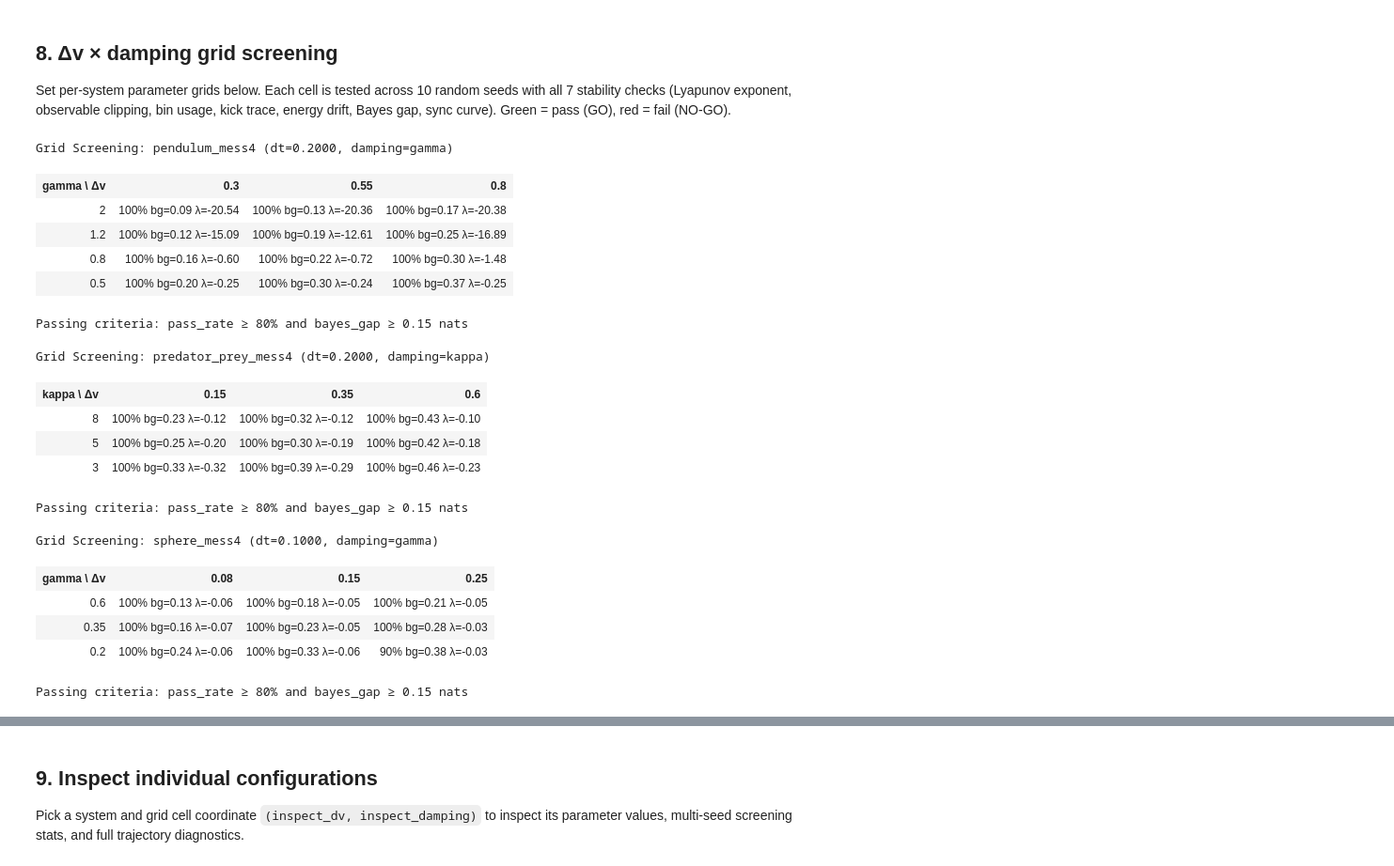
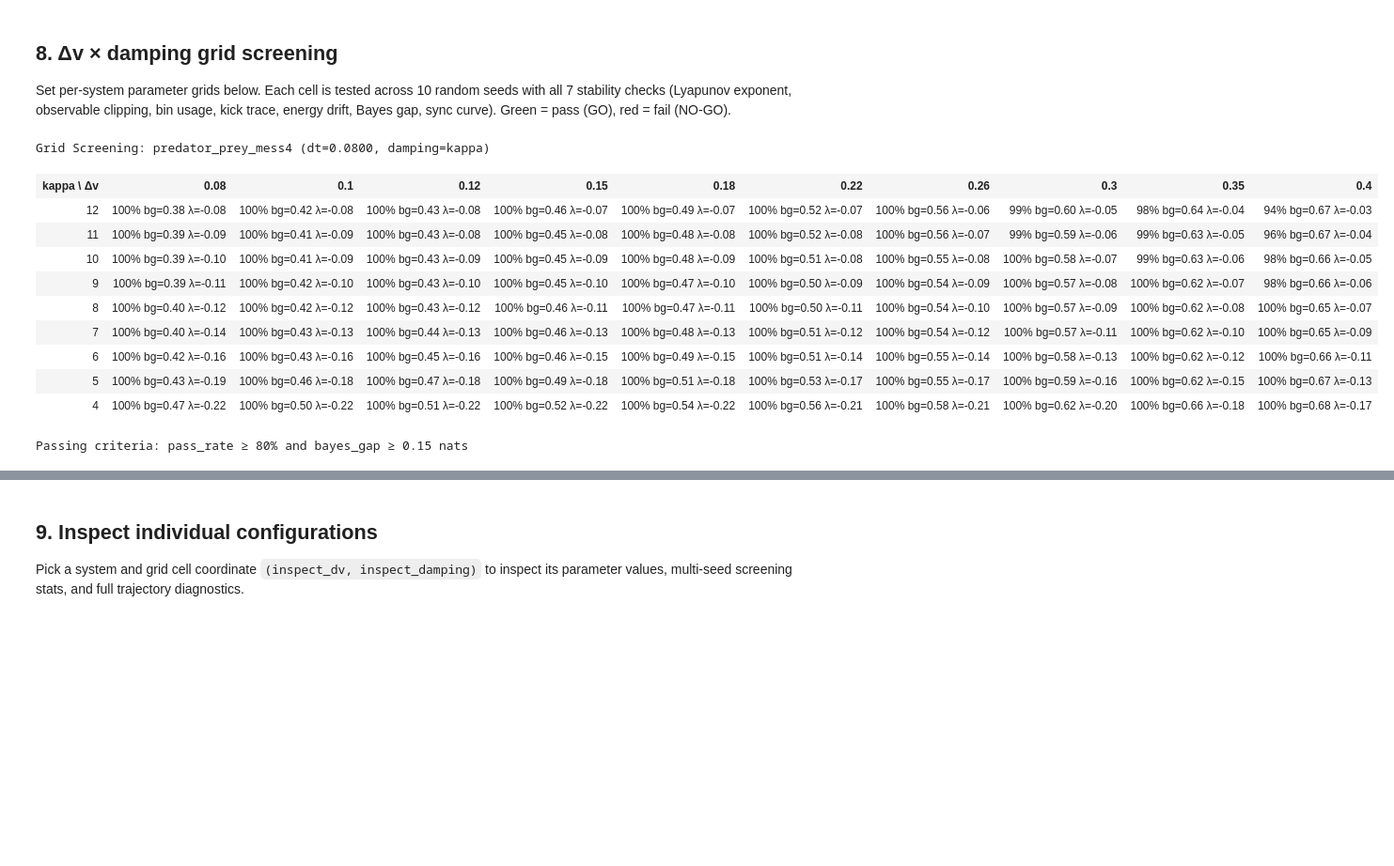
Before and after one commit to ManjotSingh08x/Belief-in-physics, a Jupyter notebook: notebooks/explorer.ipynb, the cells around one changed output, grey strips where cells are left out. Shown at 94% size. Saved outputs shown, nothing was run; the diff lists cells and outputs as text; code cells hidden in the pictures; blank space fills up the shorter version.

```diff
--- a/notebooks/explorer.ipynb
+++ b/notebooks/explorer.ipynb
@@ -67,11 +76,11 @@ which of the vocabulary this sequence actually uses &middot; `belief` the exact
 predictive belief, identical across all four systems by construction &middot;
 `return_map` `obs[n+1]` against `obs[n]`, a thin curve when deterministic.
 # %%
-w = explorer("pendulum_mess4")
+w = explorer("predator_prey_mess4")
 display(w)
 
 # High-resolution static figure for non-interactive / cached notebook preview:
-tr = V.trace(make_process("sphere_mess4", m=40), seed=0)
-fig = V.plot(tr, panels=("observable", "tokens", "energy", "phase"), title="sphere_mess4 (Cartesian 2D Grid & Orbit)")
+tr = V.trace(make_process("predator_prey_mess4", m=40), seed=0)
+fig = V.plot(tr, panels=("observable", "tokens", "energy", "phase"), title="predator_prey_mess4")
 plt.show()
 # %% [output]
@@ -193,7 +202,7 @@ This is the panel that says whether the four actions are *distinguishable*. Belo
 the 4 counterfactual letter branches for `sphere_mess4` on the 2D Cartesian $(x, y)$ grid plane,
 confirming non-collapsing bifurcation and bounded pairwise separation in token units.
 # %%
-SYSTEM = "sphere_mess4"
+SYSTEM = "predator_prey_mess4"
 TICK = 4
 
 proc = make_process(SYSTEM, m=30)
@@ -330,19 +339,19 @@ kick trace, energy drift, Bayes gap, sync curve). Green = pass (GO), red = fail
 # %%
 # 2D Grid definitions per system
 GRIDS = {
-    "pendulum_mess4": {
-        "delta_v_values": [0.3, 0.55, 0.8],
-        "damping_values": [0.5, 0.8, 1.2, 2.0],  # gamma
+    # "pendulum_mess4": {
+    #     "delta_v_values": [0.3, 0.55, 0.8],
+    #     "damping_values": [0.5, 0.8, 1.2, 2.0],  # gamma
+    # },
+    "predator_prey_mess4": {
+        "delta_v_values": [0.08, 0.10, 0.12, 0.15, 0.18, 0.22, 0.26, 0.30, 0.35, 0.40],
+        "damping_values": [4.0, 5.0, 6.0, 7.0, 8.0, 9.0, 10.0, 11.0, 12.0],  # kappa (higher = weaker damping)
     },
-    "predator_prey_mess4": {
-        "delta_v_values": [0.15, 0.35, 0.6],
-        "damping_values": [3.0, 5.0, 8.0],  # kappa (higher = weaker damping)
-    },
-    "sphere_mess4": {
-        "delta_v_values": [0.08, 0.15, 0.25],
-        "damping_values": [0.2, 0.35, 0.6],  # gamma
-        "obs_bins": (30, 30),
-    },
+    # "sphere_mess4": {
+    #     "delta_v_values": [0.08, 0.15, 0.25],
+    #     "damping_values": [0.2, 0.35, 0.6],  # gamma
+    #     "obs_bins": (30, 30),
+    # },
     # "double_pendulum_mess4": {
     #     "delta_v_values": [0.5, 1.2, 2.0],
     #     "damping_values": [1.5, 2.5, 4.0],  # gamma1 = gamma2
@@ -351,30 +360,23 @@ GRIDS = {
 # %%
 from physics.controls import grid_screen, display_grid
 
 grid_results = {}
 for system_name, grid_spec in GRIDS.items():
     sys_key = system_name.replace("_mess4", "")
     dt = dt_results[sys_key]["dt"]
-    result = grid_screen(system_name, dt=dt, n_seeds=10, **grid_spec)
+    result = grid_screen(system_name, dt=0.08, n_seeds=200, **grid_spec)
     grid_results[system_name] = result
     display_grid(result)
 # %% [output]
-Grid Screening: pendulum_mess4 (dt=0.2000, damping=gamma)
+Grid Screening: predator_prey_mess4 (dt=0.0800, damping=kappa)
-| gamma \ Δv | 0.3 | 0.55 | 0.8 |
-| 2 | 100% bg=0.09 λ=-20.54 | 100% bg=0.13 λ=-20.36 | 100% bg=0.17 λ=-20.38 |
-| 1.2 | 100% bg=0.12 λ=-15.09 | 100% bg=0.19 λ=-12.61 | 100% bg=0.25 λ=-16.89 |
-| 0.8 | 100% bg=0.16 λ=-0.60 | 100% bg=0.22 λ=-0.72 | 100% bg=0.30 λ=-1.48 |
-| 0.5 | 100% bg=0.20 λ=-0.25 | 100% bg=0.30 λ=-0.24 | 100% bg=0.37 λ=-0.25 |
+| kappa \ Δv | 0.08 | 0.1 | 0.12 | 0.15 | 0.18 | 0.22 | 0.26 | 0.3 | 0.35 | 0.4 |
+| 12 | 100% bg=0.38 λ=-0.08 | 100% bg=0.42 λ=-0.08 | 100% bg=0.43 λ=-0.08 | 100% bg=0.46 λ=-0.07 | 100% bg=0.49 λ=-0.07 | 100% bg=0.52 λ=-0.07 | 100% bg=0.56 λ=-0.06 | 99% bg=0.60 λ=-0.05 | 98% bg=0.64 λ=-0.04 | 94% bg=0.67 λ=-0.03 |
+| 11 | 100% bg=0.39 λ=-0.09 | 100% bg=0.41 λ=-0.09 | 100% bg=0.43 λ=-0.08 | 100% bg=0.45 λ=-0.08 | 100% bg=0.48 λ=-0.08 | 100% bg=0.52 λ=-0.08 | 100% bg=0.56 λ=-0.07 | 99% bg=0.59 λ=-0.06 | 99% bg=0.63 λ=-0.05 | 96% bg=0.67 λ=-0.04 |
+| 10 | 100% bg=0.39 λ=-0.10 | 100% bg=0.41 λ=-0.09 | 100% bg=0.43 λ=-0.09 | 100% bg=0.45 λ=-0.09 | 100% bg=0.48 λ=-0.09 | 100% bg=0.51 λ=-0.08 | 100% bg=0.55 λ=-0.08 | 100% bg=0.58 λ=-0.07 | 99% bg=0.63 λ=-0.06 | 98% bg=0.66 λ=-0.05 |
+| 9 | 100% bg=0.39 λ=-0.11 | 100% bg=0.42 λ=-0.10 | 100% bg=0.43 λ=-0.10 | 100% bg=0.45 λ=-0.10 | 100% bg=0.47 λ=-0.10 | 100% bg=0.50 λ=-0.09 | 100% bg=0.54 λ=-0.09 | 100% bg=0.57 λ=-0.08 | 100% bg=0.62 λ=-0.07 | 98% bg=0.66 λ=-0.06 |
+| 8 | 100% bg=0.40 λ=-0.12 | 100% bg=0.42 λ=-0.12 | 100% bg=0.43 λ=-0.12 | 100% bg=0.46 λ=-0.11 | 100% bg=0.47 λ=-0.11 | 100% bg=0.50 λ=-0.11 | 100% bg=0.54 λ=-0.10 | 100% bg=0.57 λ=-0.09 | 100% bg=0.62 λ=-0.08 | 100% bg=0.65 λ=-0.07 |
+| 7 | 100% bg=0.40 λ=-0.14 | 100% bg=0.43 λ=-0.13 | 100% bg=0.44 λ=-0.13 | 100% bg=0.46 λ=-0.13 | 100% bg=0.48 λ=-0.13 | 100% bg=0.51 λ=-0.12 | 100% bg=0.54 λ=-0.12 | 100% bg=0.57 λ=-0.11 | 100% bg=0.62 λ=-0.10 | 100% bg=0.65 λ=-0.09 |
+| 6 | 100% bg=0.42 λ=-0.16 | 100% bg=0.43 λ=-0.16 | 100% bg=0.45 λ=-0.16 | 100% bg=0.46 λ=-0.15 | 100% bg=0.49 λ=-0.15 | 100% bg=0.51 λ=-0.14 | 100% bg=0.55 λ=-0.14 | 100% bg=0.58 λ=-0.13 | 100% bg=0.62 λ=-0.12 | 100% bg=0.66 λ=-0.11 |
+| 5 | 100% bg=0.43 λ=-0.19 | 100% bg=0.46 λ=-0.18 | 100% bg=0.47 λ=-0.18 | 100% bg=0.49 λ=-0.18 | 100% bg=0.51 λ=-0.18 | 100% bg=0.53 λ=-0.17 | 100% bg=0.55 λ=-0.17 | 100% bg=0.59 λ=-0.16 | 100% bg=0.62 λ=-0.15 | 100% bg=0.67 λ=-0.13 |
+| 4 | 100% bg=0.47 λ=-0.22 | 100% bg=0.50 λ=-0.22 | 100% bg=0.51 λ=-0.22 | 100% bg=0.52 λ=-0.22 | 100% bg=0.54 λ=-0.22 | 100% bg=0.56 λ=-0.21 | 100% bg=0.58 λ=-0.21 | 100% bg=0.62 λ=-0.20 | 100% bg=0.66 λ=-0.18 | 100% bg=0.68 λ=-0.17 |
 Passing criteria: pass_rate ≥ 80% and bayes_gap ≥ 0.15 nats
-Grid Screening: predator_prey_mess4 (dt=0.2000, damping=kappa)
-| kappa \ Δv | 0.15 | 0.35 | 0.6 |
-| 8 | 100% bg=0.23 λ=-0.12 | 100% bg=0.32 λ=-0.12 | 100% bg=0.43 λ=-0.10 |
-| 5 | 100% bg=0.25 λ=-0.20 | 100% bg=0.30 λ=-0.19 | 100% bg=0.42 λ=-0.18 |
-| 3 | 100% bg=0.33 λ=-0.32 | 100% bg=0.39 λ=-0.29 | 100% bg=0.46 λ=-0.23 |
-Passing criteria: pass_rate ≥ 80% and bayes_gap ≥ 0.15 nats
-Grid Screening: sphere_mess4 (dt=0.1000, damping=gamma)
-| gamma \ Δv | 0.08 | 0.15 | 0.25 |
-| 0.6 | 100% bg=0.13 λ=-0.06 | 100% bg=0.18 λ=-0.05 | 100% bg=0.21 λ=-0.05 |
-| 0.35 | 100% bg=0.16 λ=-0.07 | 100% bg=0.23 λ=-0.05 | 100% bg=0.28 λ=-0.03 |
-| 0.2 | 100% bg=0.24 λ=-0.06 | 100% bg=0.33 λ=-0.06 | 90% bg=0.38 λ=-0.03 |
-Passing criteria: pass_rate ≥ 80% and bayes_gap ≥ 0.15 nats
```
Also changed, not shown: parts of 23 cells of this notebook, 3 other files.
